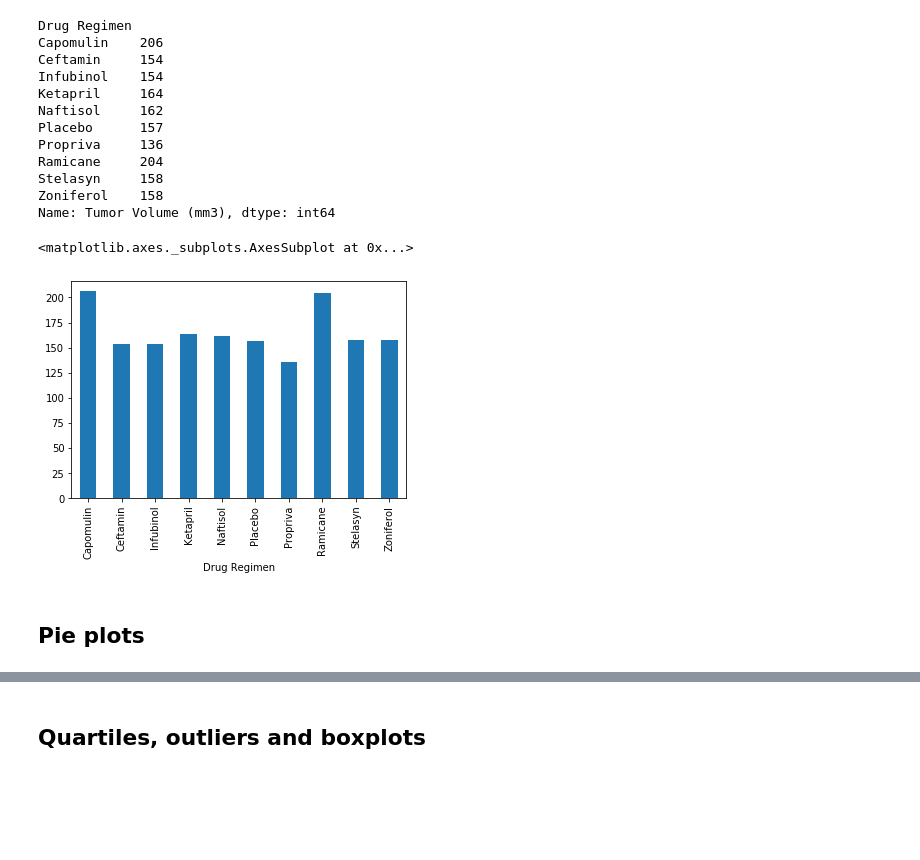
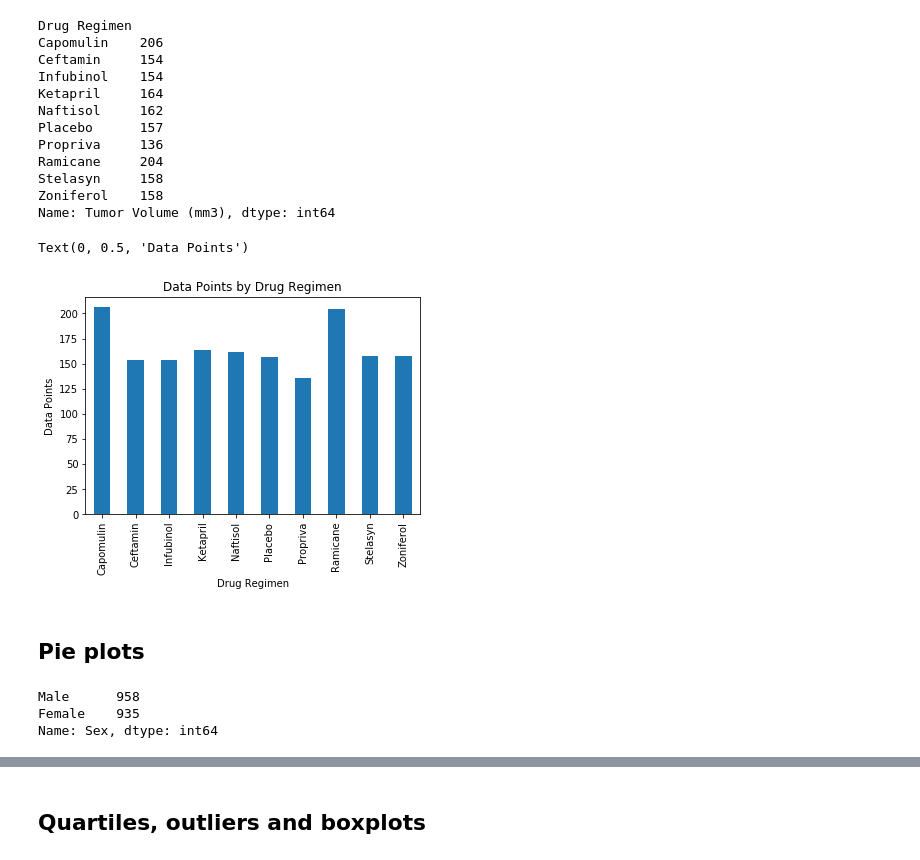
Before and after one commit to Erica2424/Matplotlib-Challenge, a Jupyter notebook: pymaceuticals_starter.ipynb, the cells around one changed output, grey strips where cells are left out. Saved outputs shown, nothing was run; the diff lists cells and outputs as text; code cells hidden in the pictures; blank space fills up the shorter version.

```diff
--- a/pymaceuticals_starter.ipynb
+++ b/pymaceuticals_starter.ipynb
@@ -140,10 +140,20 @@ Name: Tumor Volume (mm3), dtype: int64
 # %%
 # Generate a bar plot showing number of data points for each treatment regimen using pyplot
 tumor_count.plot(kind="bar")
+
+plt.title("Data Points by Drug Regimen")
+plt.xlabel("Drug Regimen")
+plt.ylabel("Data Points")
 # %% [output]
-<matplotlib.axes._subplots.AxesSubplot at 0x...>
+Text(0, 0.5, 'Data Points')
-[figure, old version]
+[figure, new version]
 # %% [markdown]
 ## Pie plots
 # %%
 # Generate a pie plot showing the distribution of female versus male mice using pandas
+mice_gender = final_study_results["Sex"].value_counts()
+mice_gender.head()
+# %% [output]
+Male      958
+Female    935
+Name: Sex, dtype: int64
```
Also changed, not shown: parts of 3 cells of this notebook.
